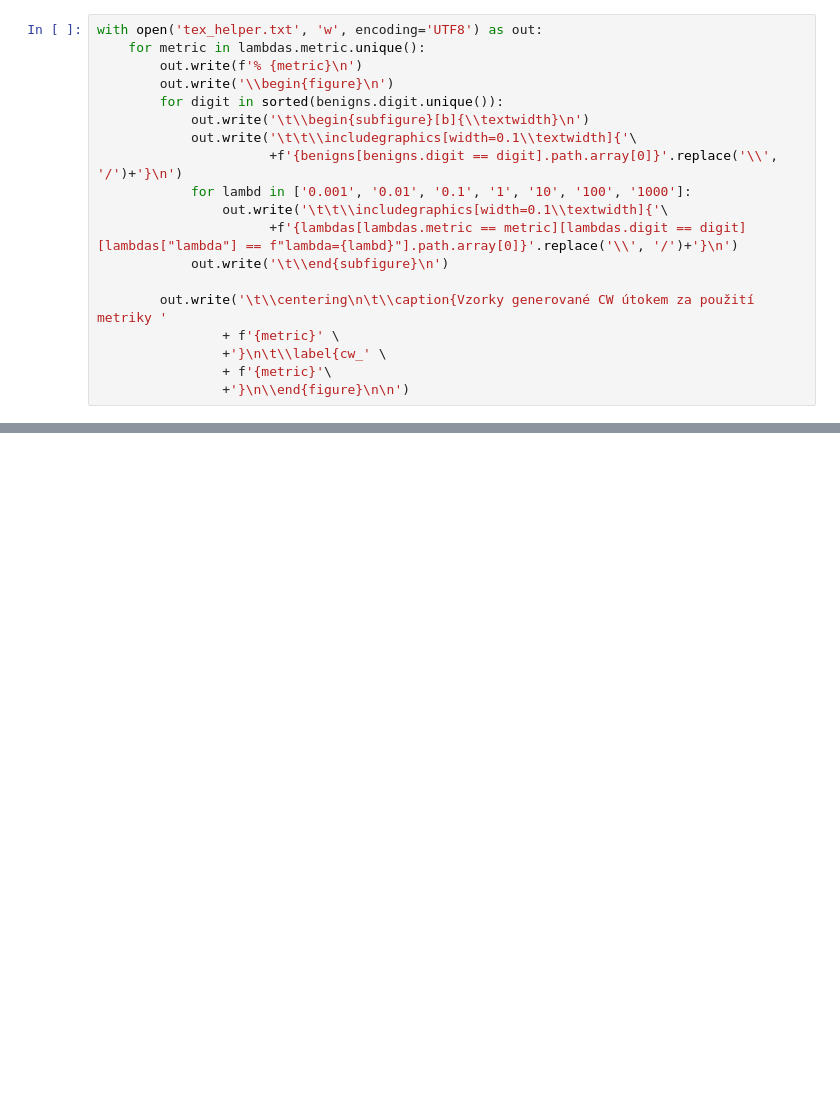
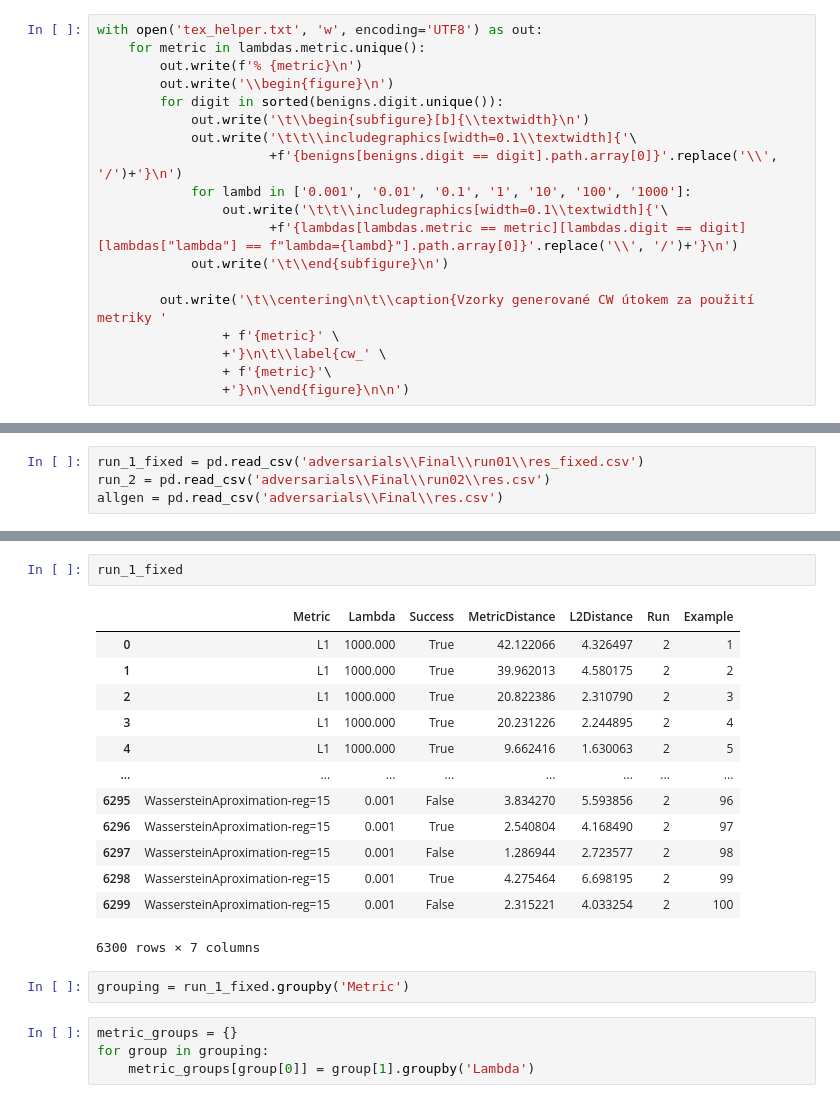
Before and after one commit to pavel-jaks/robust-metrics, a Jupyter notebook: code/dataprocessing.ipynb, the cells around one changed output, grey strips where cells are left out. Cells and saved outputs as stored; diff of their text form; blank space fills up the shorter version.

```diff
--- a/code/dataprocessing.ipynb
+++ b/code/dataprocessing.ipynb
@@ -136,0 +142,4 @@ with open('tex_helper.txt', 'w', encoding='UTF8') as out:
+# %%
+run_1_fixed = pd.read_csv('adversarials\\Final\\run01\\res_fixed.csv')
+run_2 = pd.read_csv('adversarials\\Final\\run02\\res.csv')
+allgen = pd.read_csv('adversarials\\Final\\res.csv')
@@ -136,0 +164,22 @@ with open('tex_helper.txt', 'w', encoding='UTF8') as out:
+# %%
+run_1_fixed
+# %% [output]
+|  | Metric | Lambda | Success | MetricDistance | L2Distance | Run | Example |
+| 0 | L1 | 1000.000 | True | 42.122066 | 4.326497 | 2 | 1 |
+| 1 | L1 | 1000.000 | True | 39.962013 | 4.580175 | 2 | 2 |
+| 2 | L1 | 1000.000 | True | 20.822386 | 2.310790 | 2 | 3 |
+| 3 | L1 | 1000.000 | True | 20.231226 | 2.244895 | 2 | 4 |
+| 4 | L1 | 1000.000 | True | 9.662416 | 1.630063 | 2 | 5 |
+| ... | ... | ... | ... | ... | ... | ... | ... |
+| 6295 | WassersteinAproximation-reg=15 | 0.001 | False | 3.834270 | 5.593856 | 2 | 96 |
+| 6296 | WassersteinAproximation-reg=15 | 0.001 | True | 2.540804 | 4.168490 | 2 | 97 |
+| 6297 | WassersteinAproximation-reg=15 | 0.001 | False | 1.286944 | 2.723577 | 2 | 98 |
+| 6298 | WassersteinAproximation-reg=15 | 0.001 | True | 4.275464 | 6.698195 | 2 | 99 |
+| 6299 | WassersteinAproximation-reg=15 | 0.001 | False | 2.315221 | 4.033254 | 2 | 100 |
+6300 rows × 7 columns
+# %%
+grouping = run_1_fixed.groupby('Metric')
+# %%
+metric_groups = {}
+for group in grouping:
+    metric_groups[group[0]] = group[1].groupby('Lambda')
```
Also changed, not shown: parts of 6 cells of this notebook, 5 other files.
